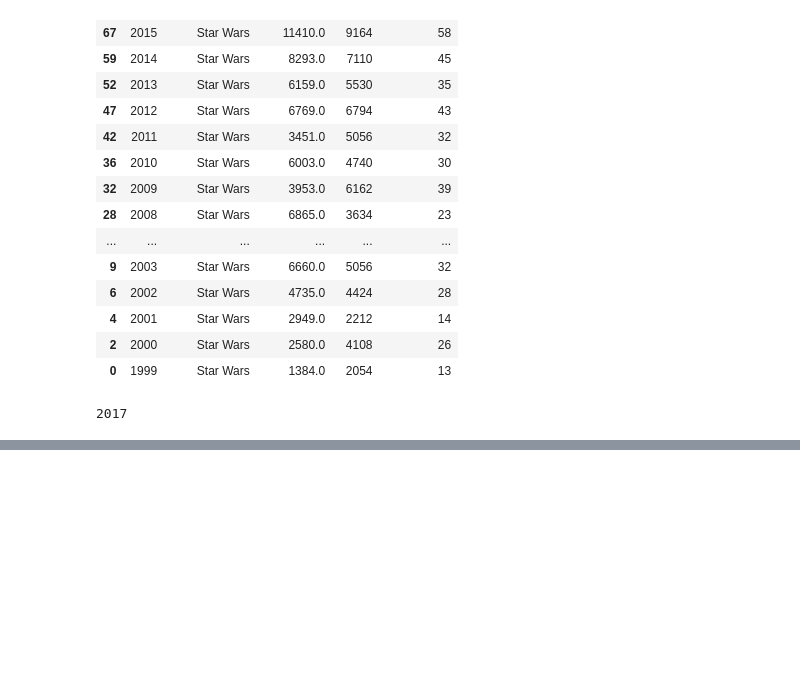
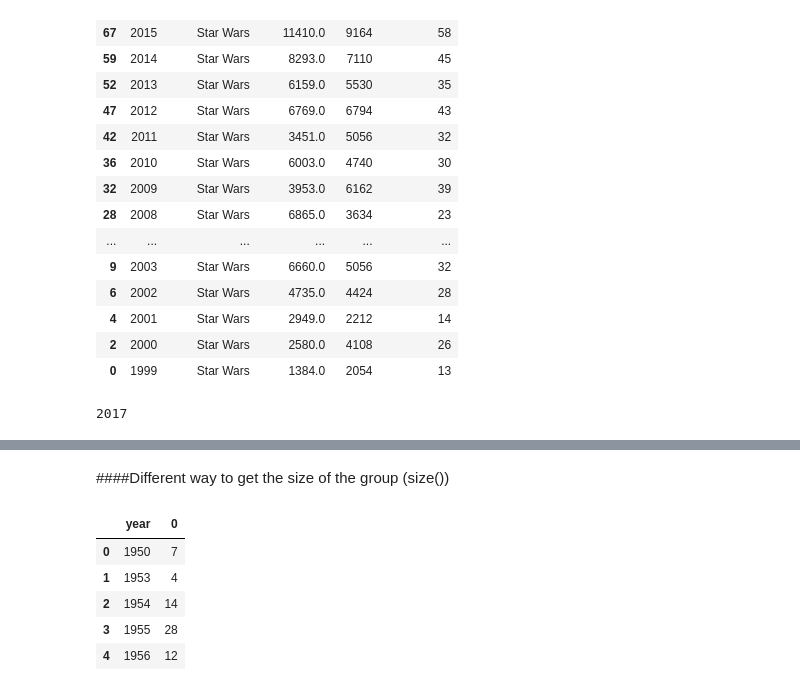
Before and after one commit to leadeeerq/Projects, a Jupyter notebook: LEGO.ipynb, the cells around one changed output, grey strips where cells are left out. Cells and saved outputs as stored; diff of their text form; code cells hidden in the pictures; blank space fills up the shorter version.

```diff
--- a/LEGO.ipynb
+++ b/LEGO.ipynb
@@ -171,0 +220,12 @@ print(new_era)
+# %% [markdown]
+####Different way to get the size of the group (size())
+# %%
+df_years = df_merged.groupby(['year']).size().reset_index()
+df_years.head()
+# %% [output]
+|  | year | 0 |
+| 0 | 1950 | 7 |
+| 1 | 1953 | 4 |
+| 2 | 1954 | 14 |
+| 3 | 1955 | 28 |
+| 4 | 1956 | 12 |
```
Also changed, not shown: parts of 13 cells of this notebook.
